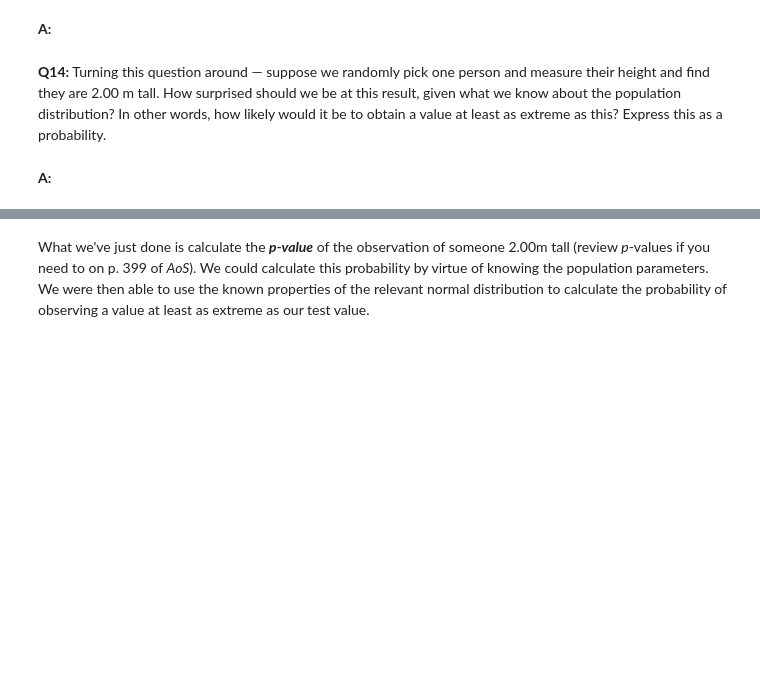
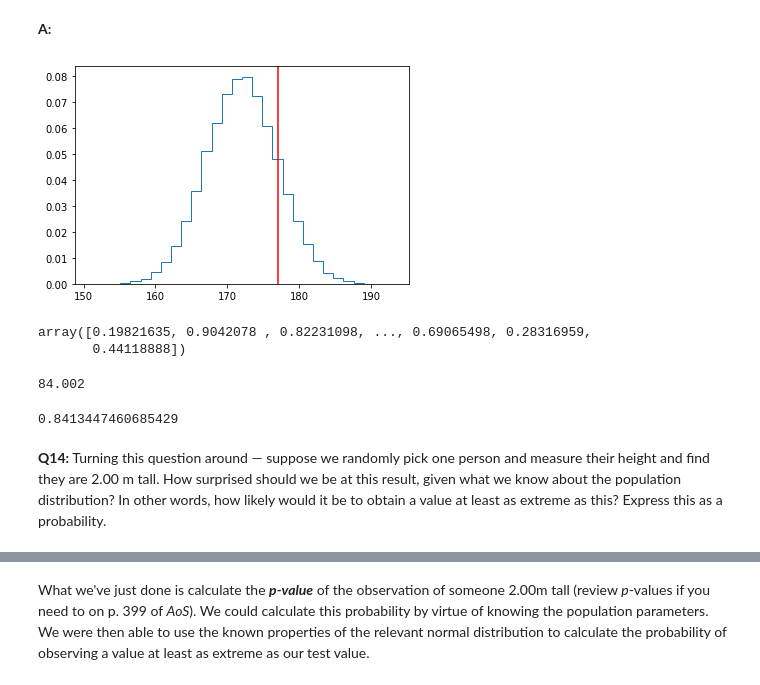
Before and after one commit to charsh12/DS-Career-Track, a Jupyter notebook: Unit 11/Case Study/Frequentist Case Study/Frequentist Inference Case Study - Part A (3).ipynb, the cells around one changed output, grey strips where cells are left out. Saved outputs shown, nothing was run; the diff lists cells and outputs as text; code cells hidden in the pictures; blank space fills up the shorter version.

```diff
--- a/Unit 11/Case Study/Frequentist Case Study/Frequentist Inference Case Study - Part A (3).ipynb
+++ b/Unit 11/Case Study/Frequentist Case Study/Frequentist Inference Case Study - Part A (3).ipynb
@@ -234,7 +275,26 @@ __A:__
 __Q13:__ Using our knowledge of the population parameters for our townsfolks' heights, what is the probability of selecting one person at random and their height being 177 cm or less? Calculate this using both of the approaches given above.
 # %% [markdown]
 __A:__
+# %%
+fig, ax = plt.subplots(1, 1)
+_ = ax.hist(pop_heights,  density=True, bins=30, histtype='step')
+_ = ax.axvline(177, color='r')
+# %% [output]
+[figure, added]
+# %%
+norm.cdf(pop_heights, loc=172, scale=5)
+# %% [output]
+array([0.19821635, 0.9042078 , 0.82231098, ..., 0.69065498, 0.28316959,
+       0.44118888])
+# %%
+import scipy.stats as stats
+
+stats.percentileofscore(pop_heights, 177)
+# %% [output]
+84.002
+# %%
+norm.cdf(177, loc=172, scale=5)
+# %% [output]
+0.8413447460685429
 # %% [markdown]
 __Q14:__ Turning this question around — suppose we randomly pick one person and measure their height and find they are 2.00 m tall. How surprised should we be at this result, given what we know about the population distribution? In other words, how likely would it be to obtain a value at least as extreme as this? Express this as a probability.
-# %% [markdown]
-__A:__
```
Also changed, not shown: parts of 35 cells of this notebook.
